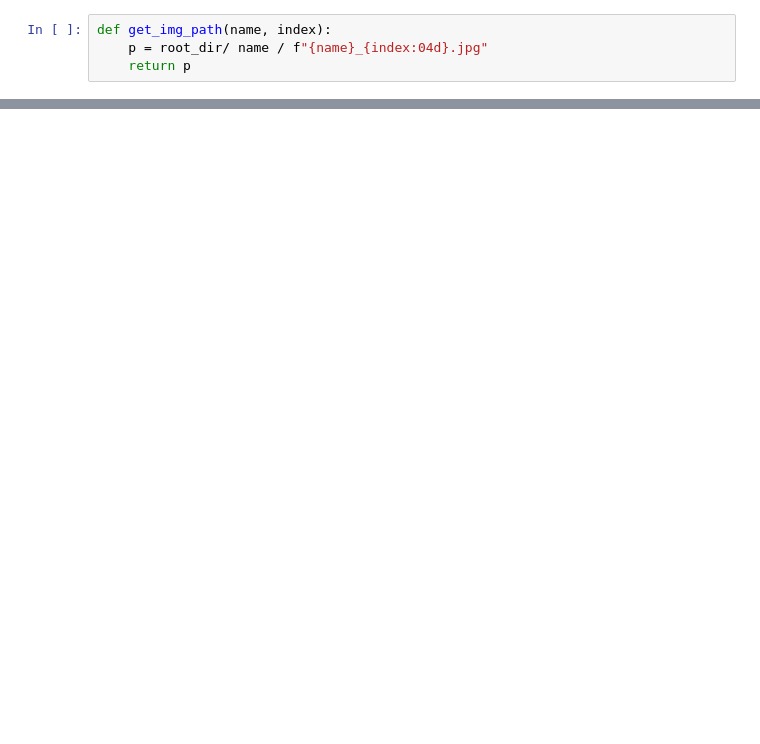
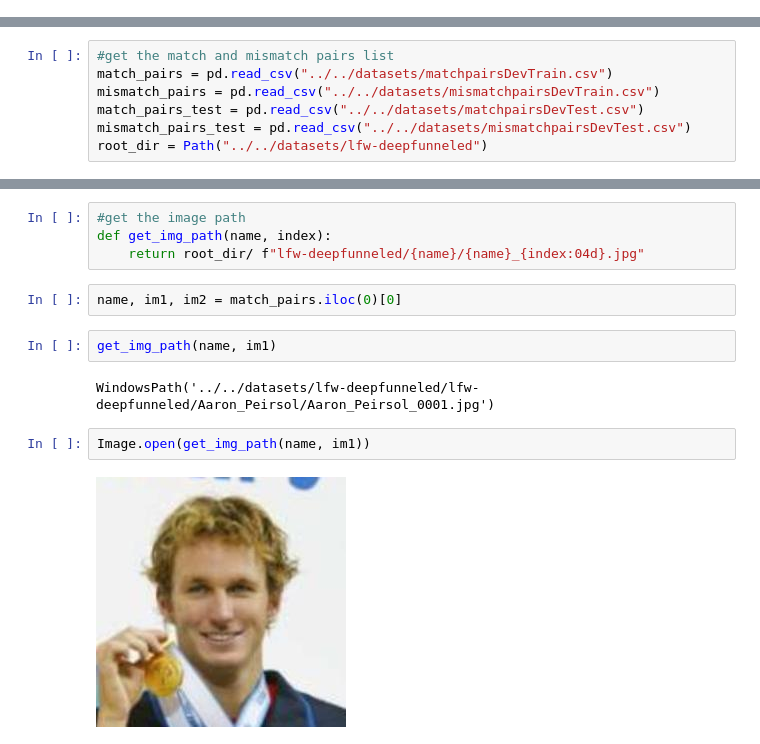
Before and after one commit to akhilesh488-byte/learning_pytorch, a Jupyter notebook: notebooks/CNN/face_recognition.ipynb, the cells around one changed output, grey strips where cells are left out. Drawn from its saved outputs; the diff is of its cells as text; blank space fills up the shorter version.

```diff
--- a/notebooks/CNN/face_recognition.ipynb
+++ b/notebooks/CNN/face_recognition.ipynb
@@ -59,4 +0,0 @@ match_pairs_df.tail(5)
-# %%
-def get_img_path(name, index):
-    p = root_dir/ name / f"{name}_{index:04d}.jpg"
-    return p
@@ -150,0 +27,7 @@ plt.grid(True)
+# %%
+#get the match and mismatch pairs list
+match_pairs = pd.read_csv("../../datasets/matchpairsDevTrain.csv")
+mismatch_pairs = pd.read_csv("../../datasets/mismatchpairsDevTrain.csv")
+match_pairs_test = pd.read_csv("../../datasets/matchpairsDevTest.csv")
+mismatch_pairs_test = pd.read_csv("../../datasets/mismatchpairsDevTest.csv")
+root_dir = Path("../../datasets/lfw-deepfunneled")
@@ -150,0 +67,14 @@ plt.grid(True)
+# %%
+#get the image path
+def get_img_path(name, index):
+    return root_dir/ f"lfw-deepfunneled/{name}/{name}_{index:04d}.jpg"
+# %%
+name, im1, im2 = match_pairs.iloc(0)[0]
+# %%
+get_img_path(name, im1)
+# %% [output]
+WindowsPath('../../datasets/lfw-deepfunneled/lfw-deepfunneled/Aaron_Peirsol/Aaron_Peirsol_0001.jpg')
+# %%
+Image.open(get_img_path(name, im1))
+# %% [output]
+[figure, added]
```
Also changed, not shown: parts of 43 cells of this notebook, 8 other files.
